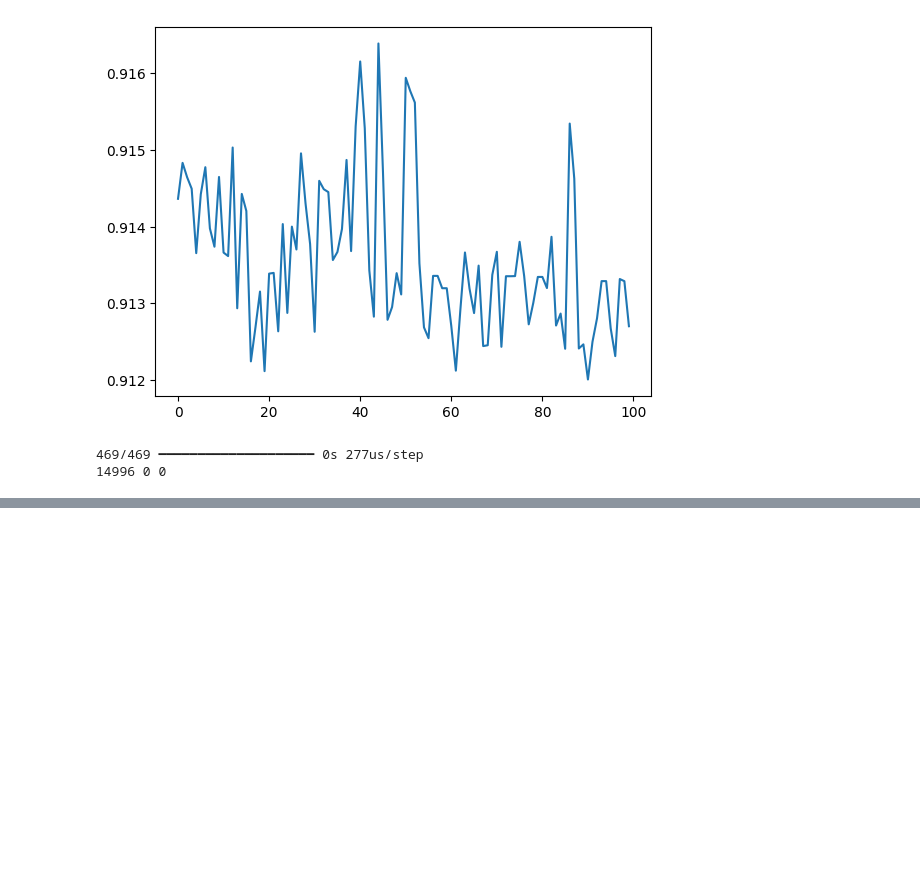
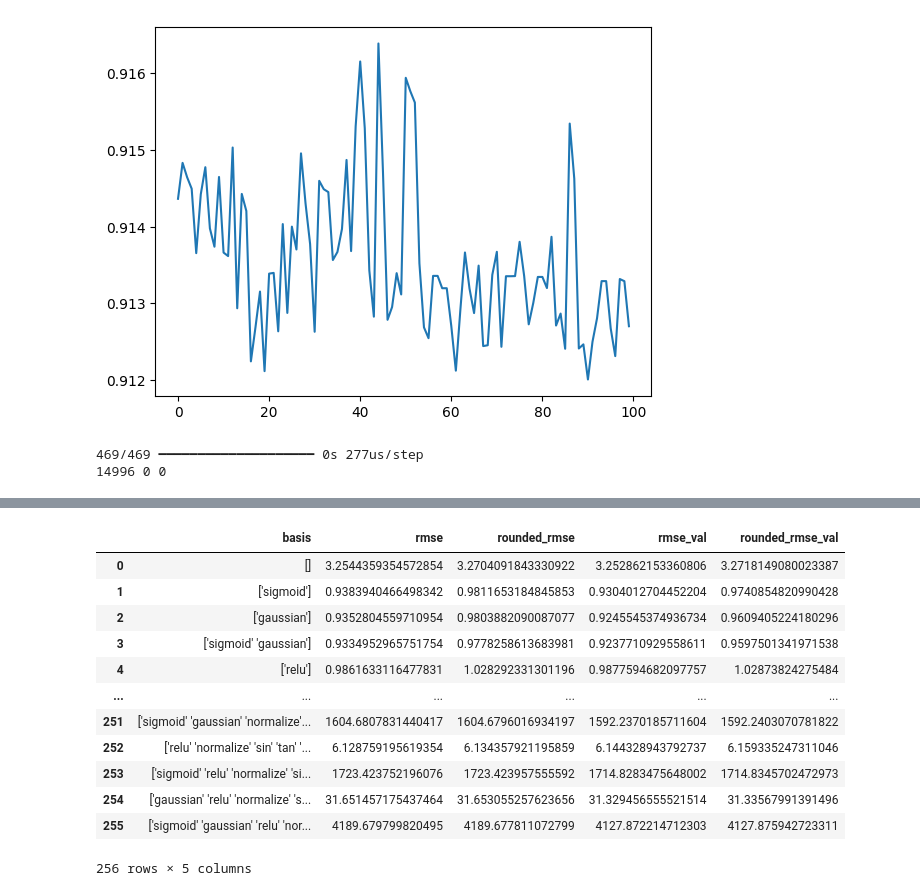
Before and after one commit to amaljoe/FML_assignment1, a Jupyter notebook: kaggle_final.ipynb, the cells around one changed output, grey strips where cells are left out. Drawn from its saved outputs; the diff is of its cells as text; code cells hidden in the pictures; blank space fills up the shorter version.

Commit message:
closed form poly

```diff
--- a/kaggle_final.ipynb
+++ b/kaggle_final.ipynb
@@ -450,0 +527,56 @@ output.to_csv('output_sept4_2.csv', index=False)
+# %%
+# closed form solution for polynomial input
+
+def rmse(y_true, y_pred):
+    return np.sqrt(np.mean((y_true - y_pred)**2))
+
+def rounded_rmse(y_true, y_pred):
+    return np.sqrt(np.mean((y_true - np.round(y_pred))**2))
+
+
+# Use tensorflow for mass experiments (for performance reasons)
+import tensorflow as tf
+import pandas as pd
+
+all_basis = np.array([
+    ['sigmoid', sigmoid],
+    ['gaussian', gaussian_basis],
+    ['relu', relu],
+    ['normalize', normalize],
+    ['sin', np.sin],
+    ['tan', np.tan],
+    ['polynomial', lambda x: x ** 2],
+    ['cos', np.cos],
+])
+
+results = np.array([])
+
+n_experiments = 2 ** all_basis.shape[0]
+
+for i in range(n_experiments):
+    basis = all_basis[(i & (1 << np.arange(all_basis.shape[0])) > 0)]
+    X_train_poly = transform_input(X_train, basis)
+    X_val_poly = transform_input(X_val, basis)
+
+    linear_reg_closed = LinearRegressionClosedForm()
+    linear_reg_closed.fit(X_train_poly, y_train)
+
+    y_hat = linear_reg_closed.predict(X_train_poly)
+    y_hat_val = linear_reg_closed.predict(X_val_poly)
+    res = {
+        'basis': str(basis[:, 0]),
+        'rmse': rmse(y_train, y_hat),
+        'rounded_rmse': rounded_rmse(y_train, y_hat),
+        'rmse_val': rmse(y_val, y_hat_val),
+        'rounded_rmse_val': rounded_rmse(y_val, y_hat_val)
+    }
+    print(
+        f'{i + 1}/{n_experiments}: {res["rmse"]}, {res["rounded_rmse"]}, {res["rmse_val"]}, {res["rounded_rmse_val"]}')
+    res = np.array([res['basis'], res['rmse'], res['rounded_rmse'], res['rmse_val'], res['rounded_rmse_val']])
+    results = np.append(results, res)
+
+# Dataframe with columns: basis, rmse, rounded_rmse
+results = results.reshape(-1, 5)
+results_df = pd.DataFrame(results, columns=['basis', 'rmse', 'rounded_rmse', 'rmse_val', 'rounded_rmse_val'])
+results_df
+# %% [output]
@@ -450,0 +600,13 @@ output.to_csv('output_sept4_2.csv', index=False)
+|  | basis | rmse | rounded_rmse | rmse_val | rounded_rmse_val |
+| 0 | [] | 3.2544359354572854 | 3.2704091843330922 | 3.252862153360806 | 3.2718149080023387 |
+| 1 | ['sigmoid'] | 0.9383940466498342 | 0.9811653184845853 | 0.9304012704452204 | 0.9740854820990428 |
+| 2 | ['gaussian'] | 0.9352804559710954 | 0.9803882090087077 | 0.9245545374936734 | 0.9609405224180296 |
+| 3 | ['sigmoid' 'gaussian'] | 0.9334952965751754 | 0.9778258613683981 | 0.9237710929558611 | 0.9597501341971538 |
+| 4 | ['relu'] | 0.9861633116477831 | 1.028292331301196 | 0.9877594682097757 | 1.02873824275484 |
+| ... | ... | ... | ... | ... | ... |
+| 251 | ['sigmoid' 'gaussian' 'normalize'... | 1604.6807831440417 | 1604.6796016934197 | 1592.2370185711604 | 1592.2403070781822 |
+| 252 | ['relu' 'normalize' 'sin' 'tan' '... | 6.128759195619354 | 6.134357921195859 | 6.144328943792737 | 6.159335247311046 |
+| 253 | ['sigmoid' 'relu' 'normalize' 'si... | 1723.423752196076 | 1723.423957555592 | 1714.8283475648002 | 1714.8345702472973 |
+| 254 | ['gaussian' 'relu' 'normalize' 's... | 31.651457175437464 | 31.653055257623656 | 31.329456555521514 | 31.33567991391496 |
+| 255 | ['sigmoid' 'gaussian' 'relu' 'nor... | 4189.679799820495 | 4189.677811072799 | 4127.872214712303 | 4127.875942723311 |
+256 rows × 5 columns
```
Also changed, not shown: parts of 5 cells of this notebook, 1 other file.
